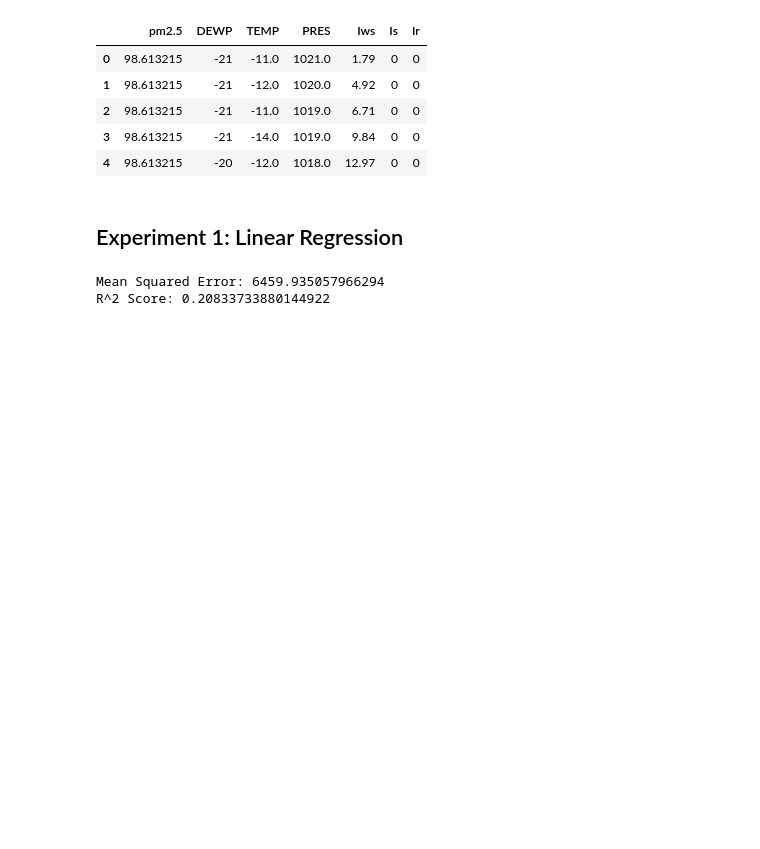
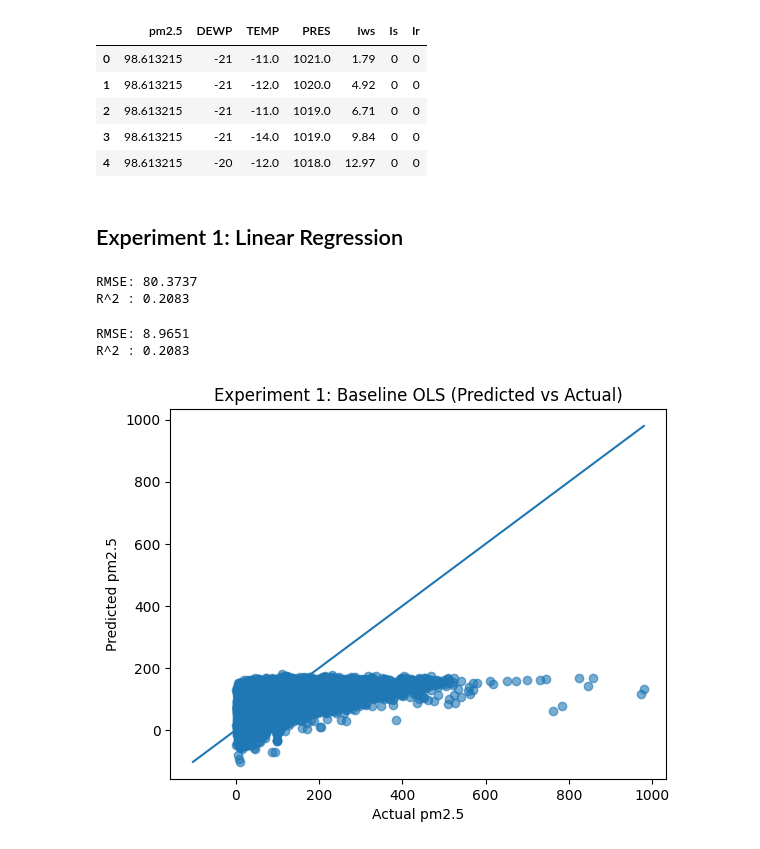
Before and after one commit to Marlon-Martin/mmart247, a Jupyter notebook: Pollution_data_mining.ipynb, the cells around one changed output. Cells and saved outputs as stored; diff of their text form; code cells hidden in the pictures; blank space fills up the shorter version.

```diff
--- a/Pollution_data_mining.ipynb
+++ b/Pollution_data_mining.ipynb
@@ -163,12 +163,34 @@ model.fit(X_train, y_train)
 y_pred = model.predict(X_test)
 
 # Evaluate the model
-mse = mean_squared_error(y_test, y_pred)
-r2 = r2_score(y_test, y_pred)
+rmse = np.sqrt(mean_squared_error(y_test, y_pred))
+r2   = r2_score(y_test, model.predict(X_test))
 
 # Print evaluation metrics
-print(f'Mean Squared Error: {mse}')
-print(f'R^2 Score: {r2}')
+print(f"RMSE: {rmse:.4f}")
+print(f"R^2 : {r2:.4f}")
 # %% [output]
-Mean Squared Error: 6459.935057966294
-R^2 Score: 0.20833733880144922
+RMSE: 80.3737
+R^2 : 0.2083
+# %%
+y_pred = model.predict(X_test)
+
+rmse_base = np.sqrt(rmse)
+r2_base   = r2_score(y_test, y_pred)
+print(f"RMSE: {rmse_base:.4f}")
+print(f"R^2 : {r2_base:.4f}")
+
+# Predicted vs Actual with 45° line (baseline)
+mn = min(np.min(y_test), np.min(y_pred))
+mx = max(np.max(y_test), np.max(y_pred))
+plt.figure()
+plt.scatter(y_test, y_pred, alpha=0.6)
+plt.plot([mn, mx], [mn, mx])
+plt.xlabel("Actual pm2.5")
+plt.ylabel("Predicted pm2.5")
+plt.title("Experiment 1: Baseline OLS (Predicted vs Actual)")
+plt.show()
+# %% [output]
+RMSE: 8.9651
+R^2 : 0.2083
+[figure, added]
```
Also changed, not shown: parts of 10 cells of this notebook.
